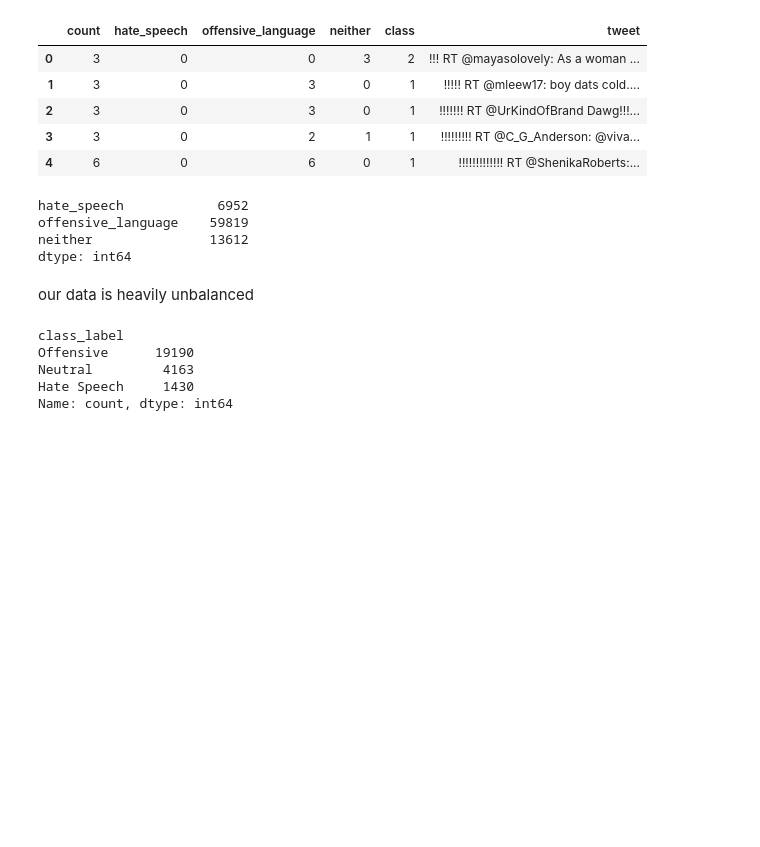
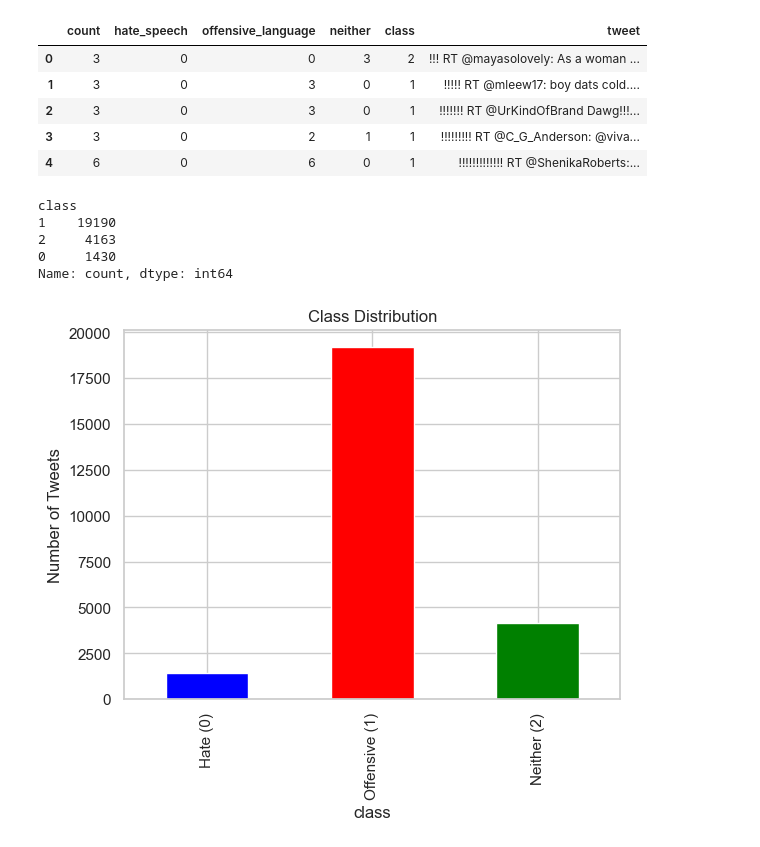
Before and after one commit to mariam-khediri/abusive-context-detection, a Jupyter notebook: notebooks/01_eda.ipynb, the cells around one changed output. Cells and saved outputs as stored; diff of their text form; code cells hidden in the pictures; blank space fills up the shorter version.

```diff
--- a/notebooks/01_eda.ipynb
+++ b/notebooks/01_eda.ipynb
@@ -89,21 +89,18 @@ df.head()
 # %%
 # class distribution
 df['class'].value_counts() # this one shows as encoded class
-df[['hate_speech', 'offensive_language', 'neither']].sum() # this one shows as each class and it corresponding count ==> imply overlapping
+#df[['hate_speech', 'offensive_language', 'neither']].sum() # this one shows as each class and it corresponding count ==> imply overlapping
 # %% [output]
-hate_speech            6952
-offensive_language    59819
-neither               13612
-dtype: int64
+class
+1    19190
+2     4163
+0     1430
+Name: count, dtype: int64
-# %% [markdown]
-our data is heavily unbalanced
 # %%
-label_mapping = {0: "Hate Speech", 1: "Offensive", 2: "Neutral"}
-df['class_label'] = df['class'].map(label_mapping)
-df['class_label'].value_counts()
+df['class'].value_counts().sort_index().plot(kind='bar', color=['blue', 'red', 'green'])
+plt.xticks([0, 1, 2], ['Hate (0)', 'Offensive (1)', 'Neither (2)'])
+plt.ylabel('Number of Tweets')
+plt.title('Class Distribution')
+plt.show()
 # %% [output]
-class_label
-Offensive      19190
-Neutral         4163
-Hate Speech     1430
-Name: count, dtype: int64
+[figure, added]
```
Also changed, not shown: parts of 4 cells of this notebook.
